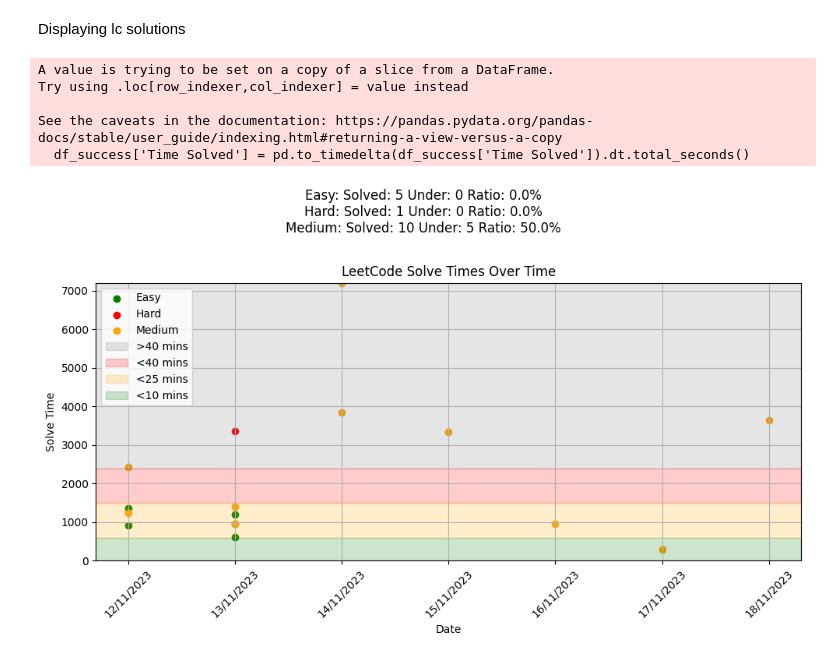
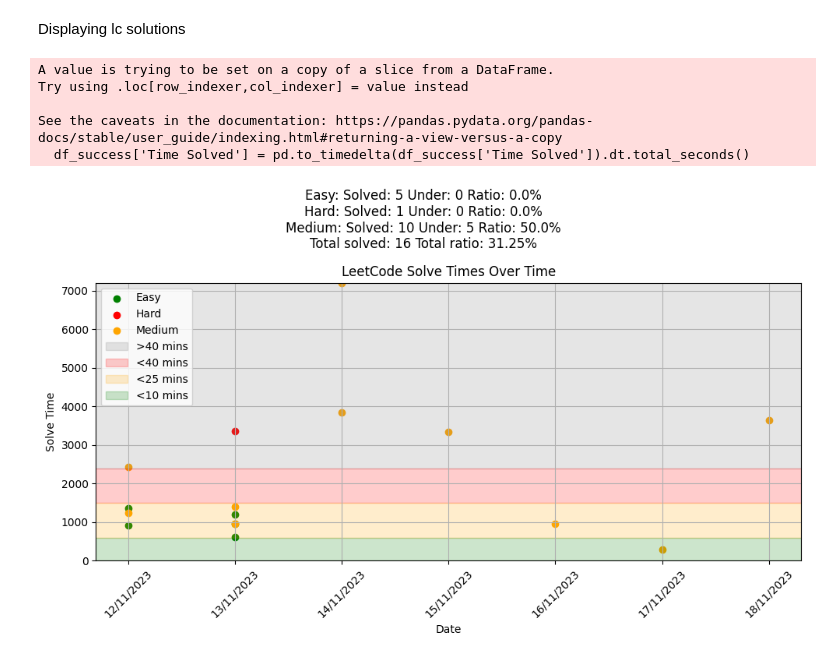
Before and after one commit to CrageJ/CompetitiveProgramming, a Jupyter notebook: meta/displayCsv.ipynb, the cells around one changed output. Saved outputs shown, nothing was run; the diff lists cells and outputs as text; code cells hidden in the pictures.

```diff
--- a/meta/displayCsv.ipynb
+++ b/meta/displayCsv.ipynb
@@ -25,8 +25,6 @@ target_times = {'Easy': pd.Timedelta(minutes=10).total_seconds(),
 # Define colors for each difficulty level
 color_dict = {'Easy': 'green', 'Medium': 'orange', 'Hard': 'red'}
 
-difficulty_dict = {'Easy': df_success['Easy'], 'Medium': df_success['Medium'], 'Hard': df_success['Hard']}
-
 # Define target times for each difficulty
 solve_count = {'Easy': 0,
                 'Medium': 0,
@@ -40,21 +38,27 @@ solve_under = {'Easy': 0,
 
 # Plotting
 text = ""
+totalSolved = 0
+totalUnder = 0
 
 plt.figure(figsize=(10, 6))
-for difficulty, group in difficulty_dict:
+for difficulty, group in df_success.groupby('Difficulty'):
     plt.scatter(group['Date'], group['Time Solved'], marker='o', linestyle='-', color=color_dict[difficulty], label=difficulty)
     # Add horizontal lines for target times
     unfiltered_df = df_success[(df_success['Difficulty'] == difficulty)]
     solve_count[difficulty] = len(unfiltered_df)
+    totalSolved += solve_count[difficulty]
 
     filtered_df = unfiltered_df[unfiltered_df['Time Solved'] <= target_times[difficulty]]
     solve_under[difficulty] = len(filtered_df)
+    totalUnder += solve_under[difficulty]
 
     text += difficulty+": "
     text+= ("Solved: "+str(solve_count[difficulty])+" Under: "+str(solve_under[difficulty])+" Ratio: "+str((solve_under[difficulty]/solve_count[difficulty])*100)+"%\n")
     #secTime = target_times[difficulty].total_seconds()
 
+
+text += "Total solved: "+str(totalSolved)+" Total ratio: "+str((totalUnder/totalSolved)*100)+"%"
 
 
 plt.axhspan(target_times['Hard'],ymax=df_success['Time Solved'].max(),color='gray',alpha=0.2,label='>40 mins')
@@ -65,31 +69,31 @@ plt.axhspan(0,target_times['Easy'],color=color_dict['Easy'],alpha=0.2,label='<10
 
 
 #plt.axhline(secTime, color=color_dict[difficulty], linestyle='--', linewidth=1)
 
 # Formatting the plot
 
 plt.title('LeetCode Solve Times Over Time')
 plt.suptitle(text)
 plt.xlabel('Date')
 plt.ylabel('Solve Time')
 plt.xticks(rotation=45)
 plt.grid(True)
 plt.tight_layout()
 ax = plt.gca()
 ax.legend(loc=2)
 ax.set_ylim([0, df_success['Time Solved'].max()])
 
 curr_img = plt.gcf()
 #save
 curr_img.savefig('leetcode_solutions.png')
 
 
 # Show plot
 plt.show()
 # %% [output]
 A value is trying to be set on a copy of a slice from a DataFrame.
 Try using .loc[row_indexer,col_indexer] = value instead
 
 See the caveats in the documentation: https://pandas.pydata.org/pandas-docs/stable/user_guide/indexing.html#returning-a-view-versus-a-copy
   df_success['Time Solved'] = pd.to_timedelta(df_success['Time Solved']).dt.total_seconds()
-[figure, old version]
+[figure, new version]
```
Also changed, not shown: 14 other files.
